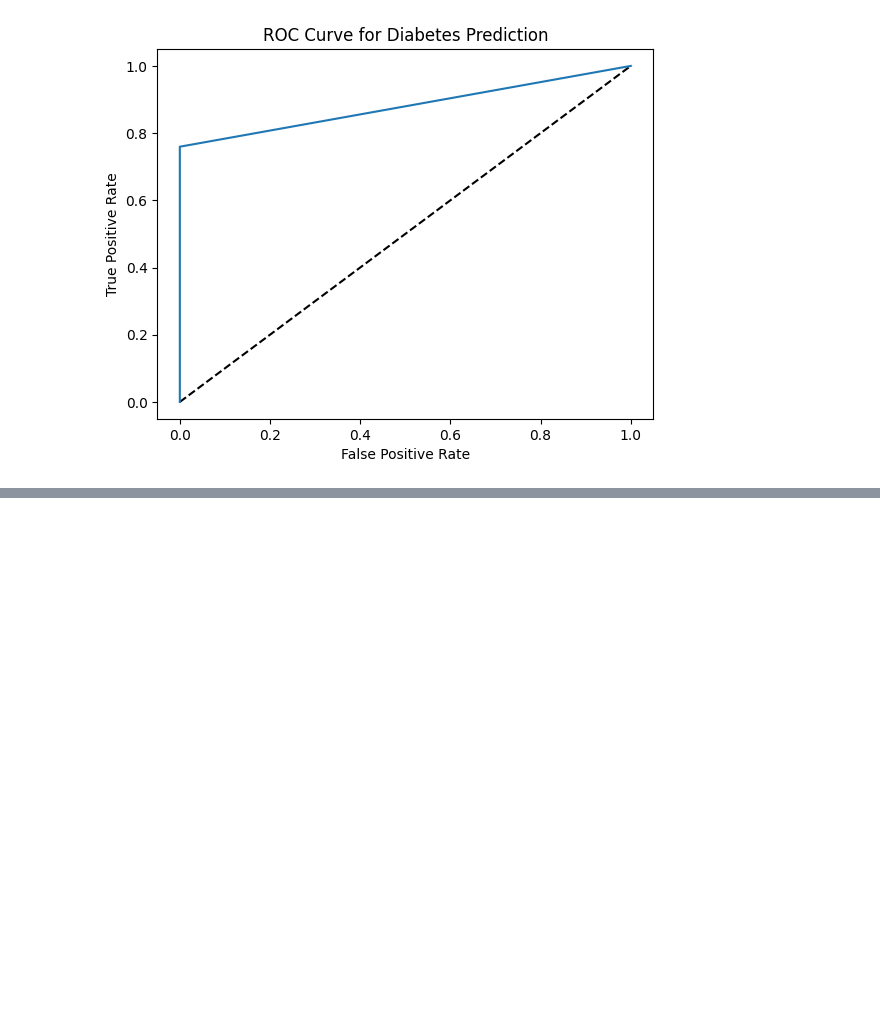
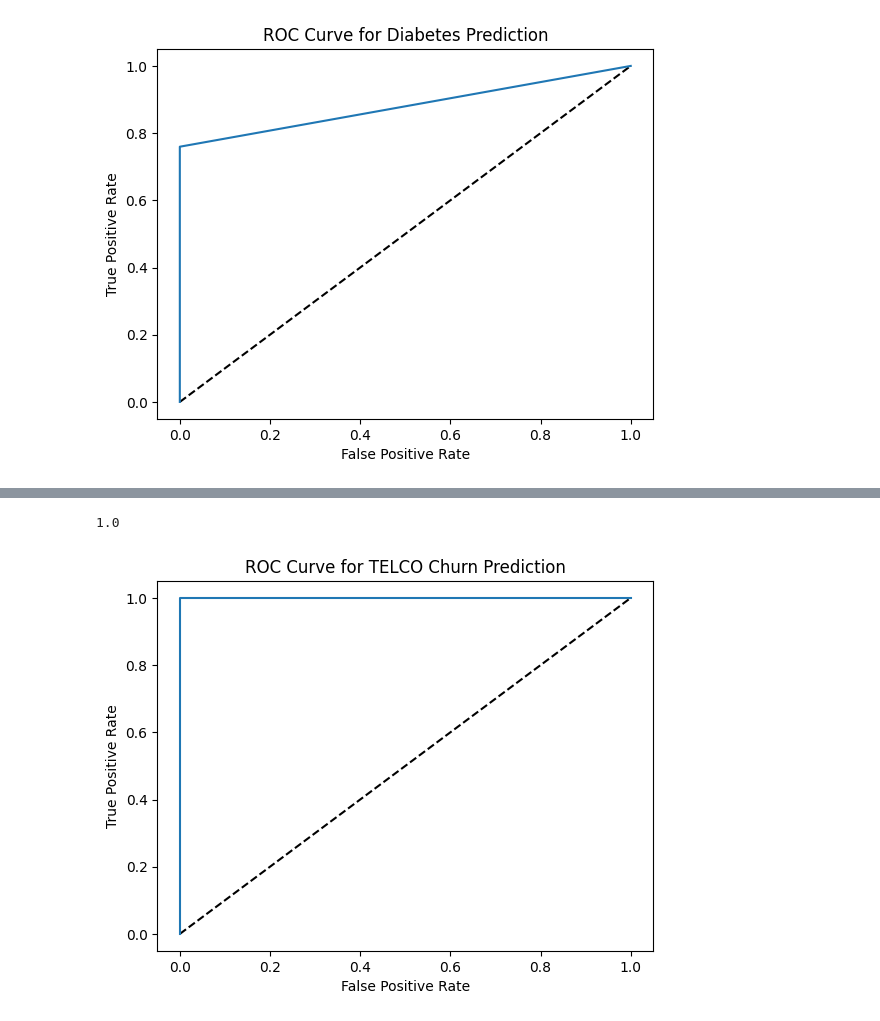
Before and after one commit to minari314159/Telco-Customer-Churn-Prediction, a Jupyter notebook: Customer_Churn_Prediction.ipynb, the cells around one changed output, grey strips where cells are left out. Saved outputs shown, nothing was run; the diff lists cells and outputs as text; code cells hidden in the pictures; blank space fills up the shorter version.

```diff
--- a/Customer_Churn_Prediction.ipynb
+++ b/Customer_Churn_Prediction.ipynb
@@ -358,0 +361,9 @@ plt.show()
+# %%
+from xgboost import XGBClassifier
+
+xgb = XGBClassifier(base_score=0.5, booster='gbtree', gamma=0,
+                    learning_rate=0.01, max_delta_step=0, max_depth=7,
+                    n_estimators=500, objective='binary:logistic', random_state=0,
+                    reg_alpha=0, reg_lambda=0, scale_pos_weight=1)
+# %%
+xgb.fit(X_train_scaled, y_train)
@@ -358,0 +381,9 @@ plt.show()
+# %%
+y_pred_xgb = xgb.predict(x_cv_scaled)
+
+accuracy = accuracy_score(y_cv, y_pred_xgb)
+report = classification_report(y_cv, y_pred_xgb)
+
+print(f"Accuracy: {accuracy}")
+print("Classification Report:")
+print(report)
@@ -358,0 +401,18 @@ plt.show()
+# %%
+roc_auc_score(y_cv, y_pred_xgb)
+# %% [output]
+1.0
+# %%
+# Generate ROC curve values: fpr, tpr, thresholds
+fpr, tpr, thresholds = roc_curve(y_cv, y_pred_xgb)
+
+plt.plot([0, 1], [0, 1], 'k--')
+
+# Plot tpr against fpr
+plt.plot(fpr, tpr)
+plt.xlabel('False Positive Rate')
+plt.ylabel('True Positive Rate')
+plt.title('ROC Curve for TELCO Churn Prediction')
+plt.show()
+# %% [output]
+[figure, added]
```
Also changed, not shown: parts of 4 cells of this notebook.
